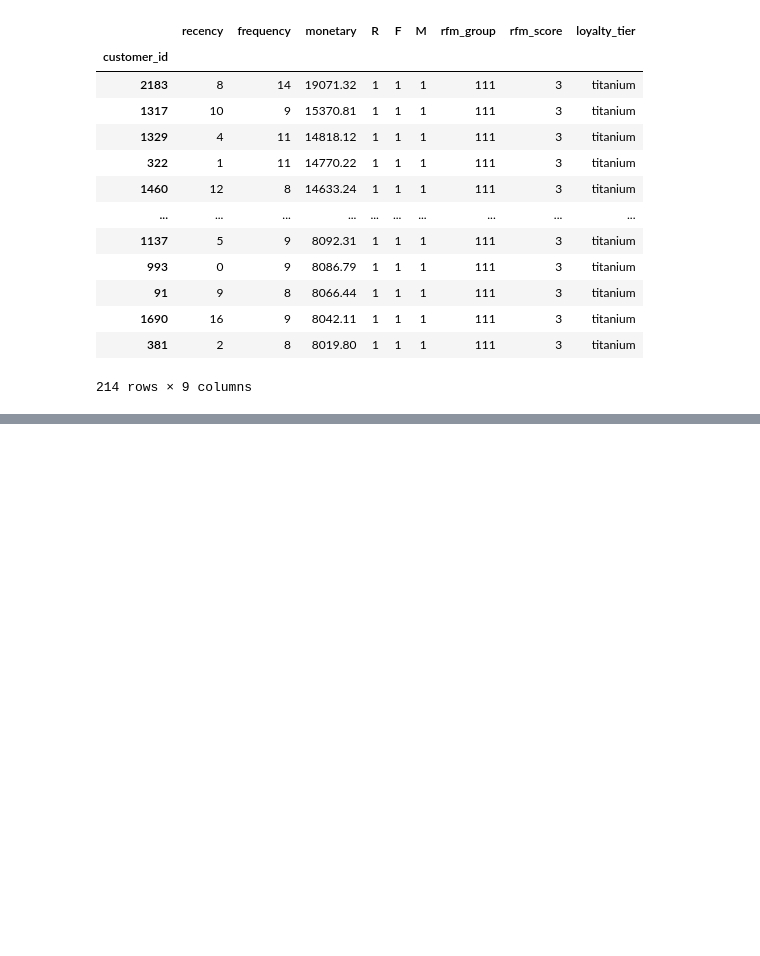
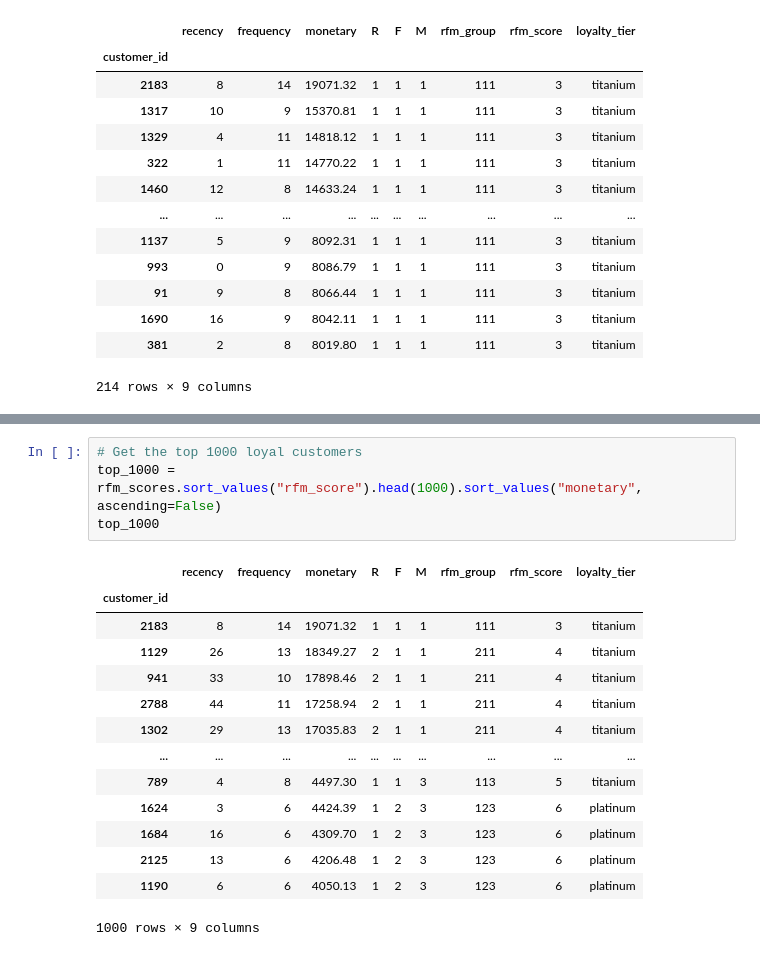
Before and after one commit to Navyhoang/KPMG_Virtual_Internship_Challenge, a Jupyter notebook: Results/KPMG_module_1_transaction.ipynb, the cells around one changed output, grey strips where cells are left out. Cells and saved outputs as stored; diff of their text form; blank space fills up the shorter version.

```diff
--- a/Results/KPMG_module_1_transaction.ipynb
+++ b/Results/KPMG_module_1_transaction.ipynb
@@ -647,0 +651,19 @@ rfm_scores.loc[rfm_scores["rfm_group"] == "111"].sort_values("monetary", ascendi
+# %%
+# Get the top 1000 loyal customers
+top_1000 = rfm_scores.sort_values("rfm_score").head(1000).sort_values("monetary", ascending=False)
+top_1000
+# %% [output]
+|  | recency | frequency | monetary | R | F | M | rfm_group | rfm_score | loyalty_tier |
+| customer_id |  |  |  |  |  |  |  |  |  |
+| 2183 | 8 | 14 | 19071.32 | 1 | 1 | 1 | 111 | 3 | titanium |
+| 1129 | 26 | 13 | 18349.27 | 2 | 1 | 1 | 211 | 4 | titanium |
+| 941 | 33 | 10 | 17898.46 | 2 | 1 | 1 | 211 | 4 | titanium |
+| 2788 | 44 | 11 | 17258.94 | 2 | 1 | 1 | 211 | 4 | titanium |
+| 1302 | 29 | 13 | 17035.83 | 2 | 1 | 1 | 211 | 4 | titanium |
+| ... | ... | ... | ... | ... | ... | ... | ... | ... | ... |
+| 789 | 4 | 8 | 4497.30 | 1 | 1 | 3 | 113 | 5 | titanium |
+| 1624 | 3 | 6 | 4424.39 | 1 | 2 | 3 | 123 | 6 | platinum |
+| 1684 | 16 | 6 | 4309.70 | 1 | 2 | 3 | 123 | 6 | platinum |
+| 2125 | 13 | 6 | 4206.48 | 1 | 2 | 3 | 123 | 6 | platinum |
+| 1190 | 6 | 6 | 4050.13 | 1 | 2 | 3 | 123 | 6 | platinum |
+1000 rows × 9 columns
```
Also changed, not shown: parts of 2 cells of this notebook.
